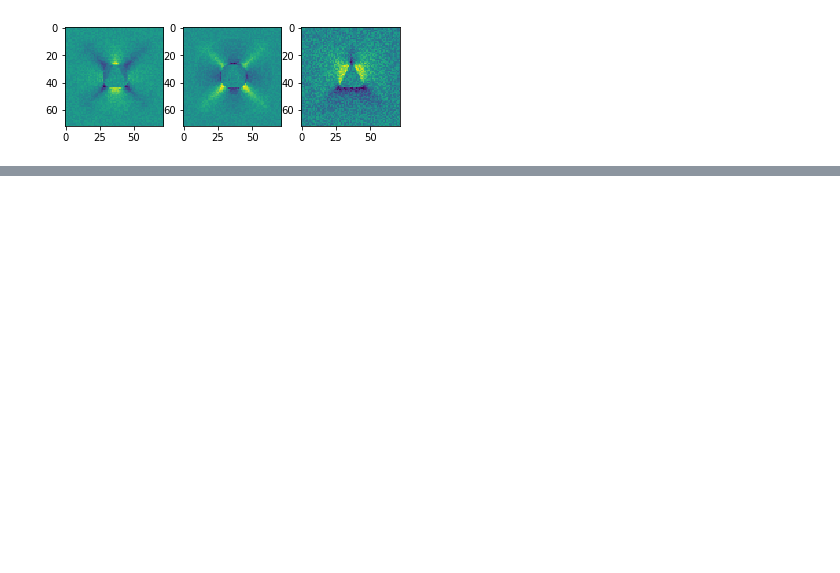
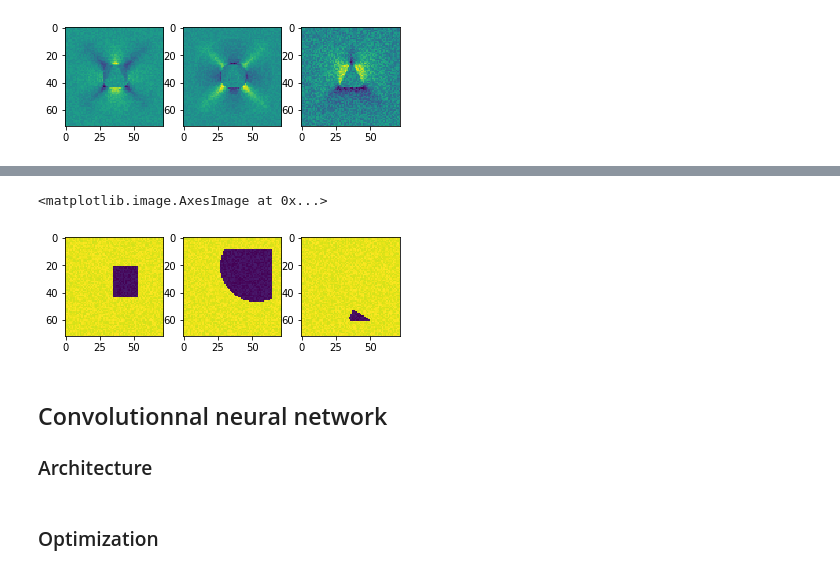
Before and after one commit to BoucheDimitri/DL1, a Jupyter notebook: TP1.ipynb, the cells around one changed output, grey strips where cells are left out. Cells and saved outputs as stored; diff of their text form; code cells hidden in the pictures; blank space fills up the shorter version.

```diff
--- a/TP1.ipynb
+++ b/TP1.ipynb
@@ -134,0 +138,18 @@ for i in range(0, 3):
+# %%
+# Generate the dataset
+[X_train, Y_train] = mp1.generate_dataset_classification(300, 20, True)
+
+# Encode the label in "One hot encoding"
+Y_train_onehot = (np_utils.to_categorical(Y_train)).astype(int)
+
+# Get dimensions
+d = X_train.shape[1]
+ntrain = X_train.shape[0]
+# Sizes of non flattened images
+d_sqrt = int(np.sqrt(d))
+
+# Put Xs back to 2D
+X_train2D = np.array([x.reshape((d_sqrt, d_sqrt)) for x in X_train])
+
+# Reshape to match the convolutionnal network input format
+X_train2D = X_train2D.reshape(ntrain, d_sqrt, d_sqrt, 1)
@@ -134,0 +174,15 @@ for i in range(0, 3):
+# %%
+# Plot a data point for each class
+rect = X_train2D[np.argwhere(Y_train == 0)[0][0], :, :, 0]
+circ = X_train2D[np.argwhere(Y_train == 1)[0][0], :, :, 0]
+tria = X_train2D[np.argwhere(Y_train == 2)[0][0], :, :, 0]
+fig, ax = plt.subplots(ncols=3)
+ax[0].imshow(rect)
+ax[1].imshow(circ)
+ax[2].imshow(tria)
+# %% [output]
+<matplotlib.image.AxesImage at 0x...>
+[figure, added]
+# %% [markdown]
+## Convolutionnal neural network
+###  Architecture
@@ -134,0 +207,2 @@ for i in range(0, 3):
+# %% [markdown]
+### Optimization
```
Also changed, not shown: parts of 11 cells of this notebook.
